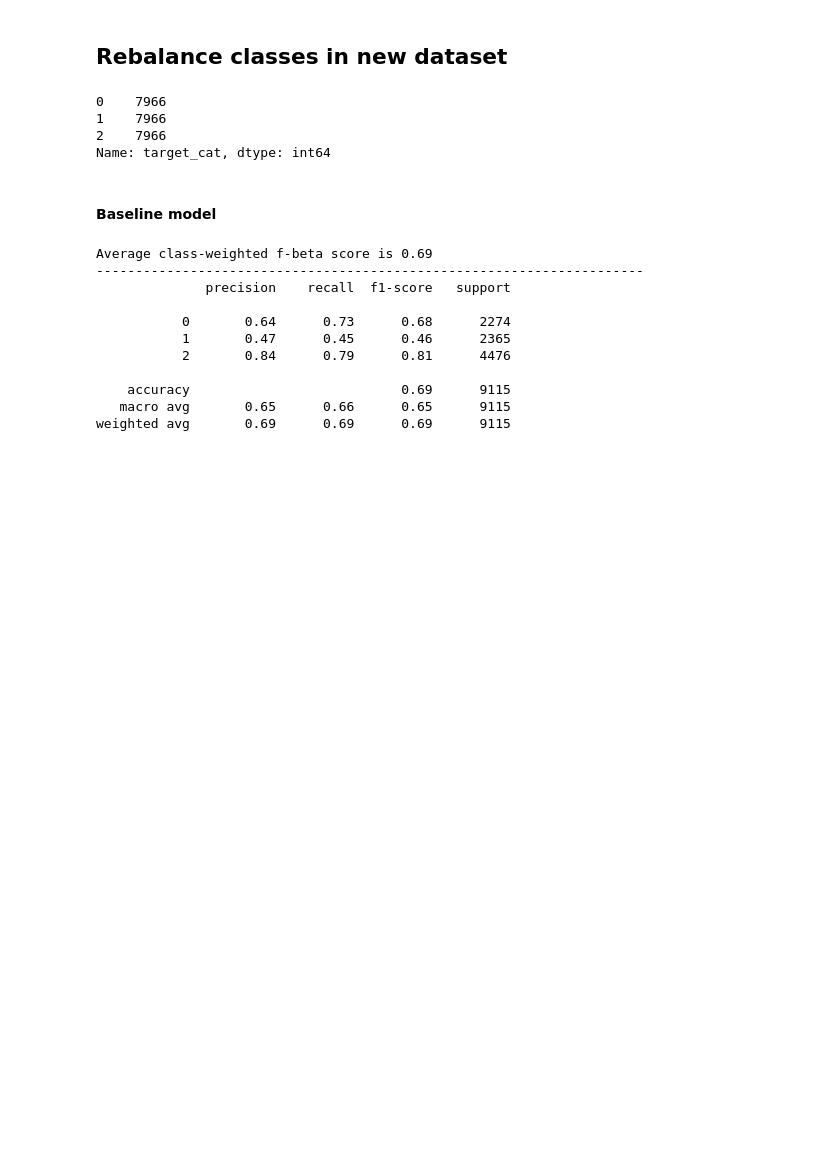
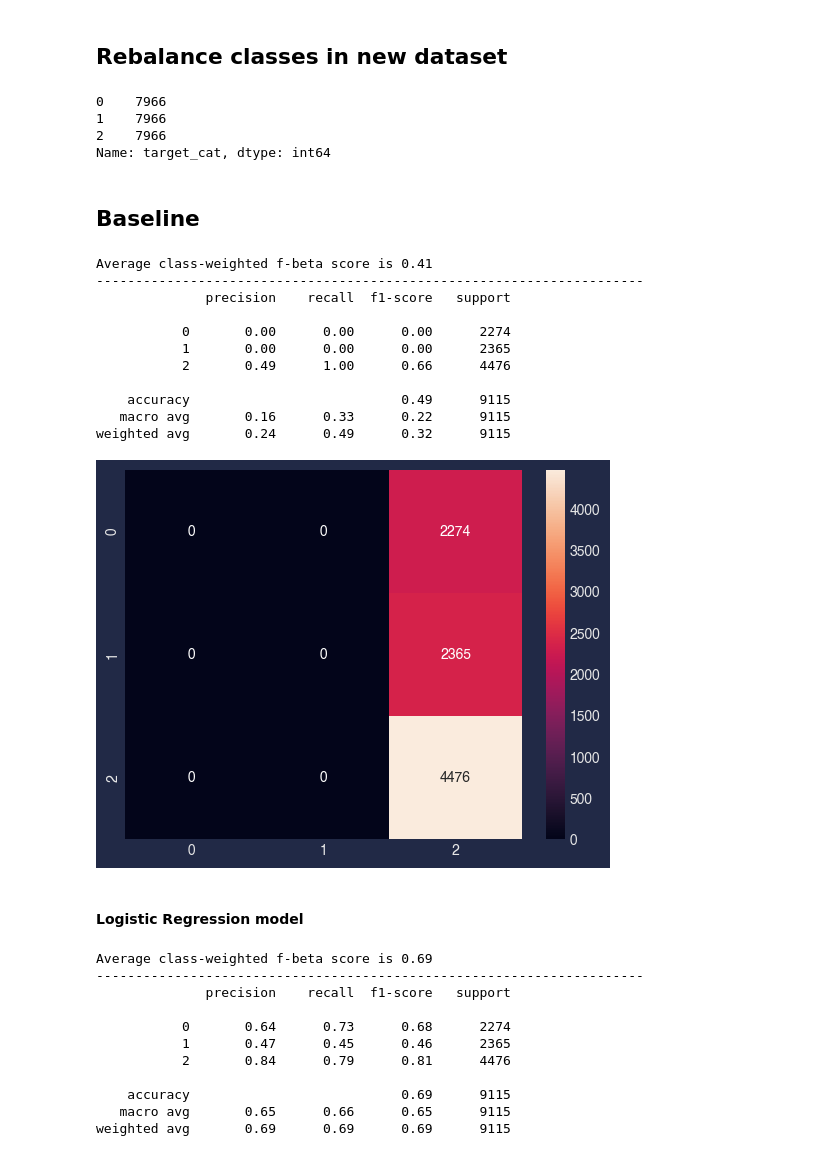
Before and after one commit to chris-hedemann/ml-project-air-pollution, a Jupyter notebook: ML_model_training.ipynb, the cells around one changed output. Drawn from its saved outputs; the diff is of its cells as text; code cells hidden in the pictures; blank space fills up the shorter version.

Commit message:
New model traning notebook, with random forest and true baseline

```diff
--- a/ML_model_training.ipynb
+++ b/ML_model_training.ipynb
@@ -117,7 +116,28 @@ def print_results(y_true,y_pred):
 ## Make a scorer for the gridsearch
 fbeta2_scorer = make_scorer(fbeta_score, beta=2, average='weighted')
 # %% [markdown]
-#### Baseline model
+## Baseline
+# %%
+### Real basline model
+y_pred = [2 for _ in y_test]
+
+## print the results
+print_results(y_test,y_pred);
+# %% [output]
+Average class-weighted f-beta score is 0.41
+----------------------------------------------------------------------
+              precision    recall  f1-score   support
+
+           0       0.00      0.00      0.00      2274
+           1       0.00      0.00      0.00      2365
+           2       0.49      1.00      0.66      4476
+
+    accuracy                           0.49      9115
+   macro avg       0.16      0.33      0.22      9115
+weighted avg       0.24      0.49      0.32      9115
+[figure, added]
+# %% [markdown]
+#### Logistic Regression model
 # %%
 param_grid = {'log_reg__max_iter': [1000,]}
 ## NOTE! Your paramgrid for model parameters must have the name of your model
```
Also changed, not shown: parts of 3 cells of this notebook.
